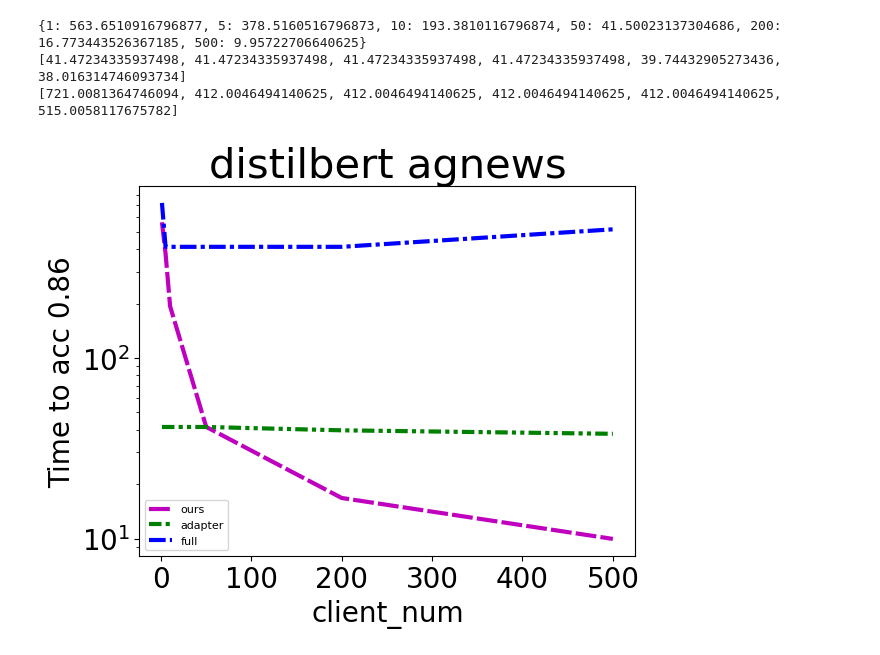
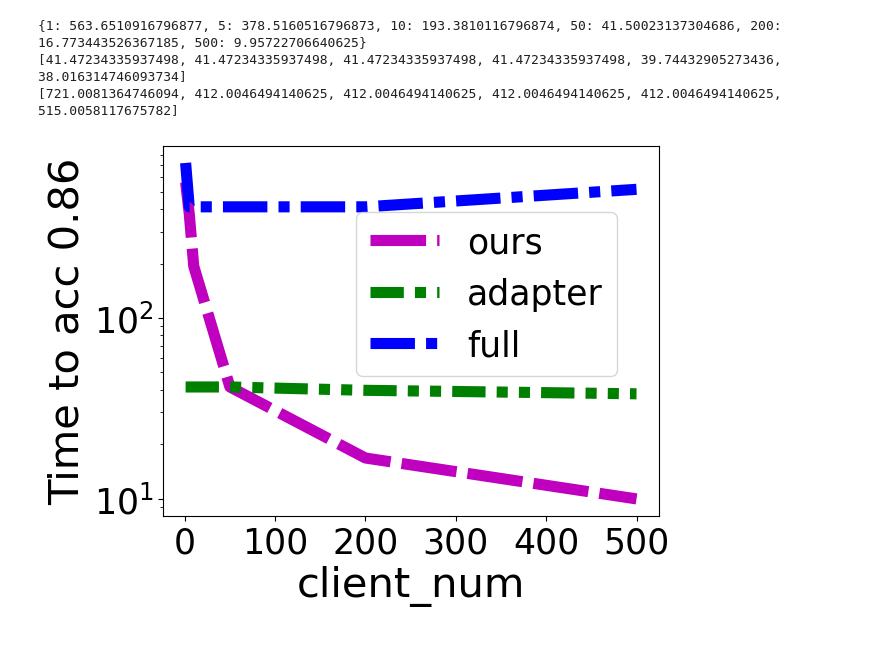
Before and after one commit to UbiquitousLearning/FwdLLM, a Jupyter notebook: all_figures/figure12/figure12.ipynb, the cells around one changed output. Saved outputs shown, nothing was run; the diff lists cells and outputs as text; code cells hidden in the pictures.

```diff
--- a/all_figures/figure12/figure12.ipynb
+++ b/all_figures/figure12/figure12.ipynb
@@ -21,7 +21,7 @@ time_to_acc_dict ={}
 eval_frequence = 5 if dataset == "yahoo" else 1
 linestyle = [(0, ( )), (0, (3, 1,1,1,1,1)), (0, (4, 1,1,1)), (0, (1, 1)),(0, (2, 4)), (0, (5, 1)),(0,(3,1,3,1)),(0,(4,3,3,1))]*100
 colors=['r','g','b','y','c','m','k',"tan"] * 100
-lw = 3
+lw = 8
 
 def round_to_time(round,eval_frequence,comm_time,method,local_data_num,adhoc=None):
     train_time = train_time_dict[method]
@@ -117,37 +117,37 @@ for i,method in enumerate(method_list):
                 if "Trainable" in line:
                     param_num = int(line[line.rfind(":")+2:-2])
                     break
             comm_time = param_num * 4 / comm_bandwidth
             acc = [0]
             adhoc = f'1,1,1'
             max_acc = 0
             for line in f:
                 if "'acc':" in line:
                     cur_acc = float(line[line.rfind("'acc':")+7:line.rfind(",")])
                     if cur_acc>max_acc:
                         max_acc = cur_acc
                     else:
                         cur_acc = max_acc
                     acc.append(cur_acc)
             time_list = round_to_time(len(acc),eval_frequence,comm_time,method,local_data_num,adhoc)
             # time_to_acc_dict[client_num] = get_time_to_target_acc(target_acc,acc,time_list)
             time_to_acc_list.append(get_time_to_target_acc(target_acc,acc,time_list))
     print(time_to_acc_list)
     plt.plot(client_num_list, time_to_acc_list, linestyle=linestyle[i+1], color=colors[i+1],label=method,linewidth=lw)
 
 
 # plt.xticks(range(len(time_to_acc_list)),client_num_list)
-plt.xlabel("client_num",fontsize=20)
-plt.ylabel(f"Time to acc {target_acc}",fontsize=20)
-plt.xticks(size = 20)
-plt.yticks(size = 20)
+plt.xlabel("client_num",fontsize=30)
+plt.ylabel(f"Time to acc {target_acc}",fontsize=30)
+plt.xticks(fontsize = 25)
+plt.yticks(fontsize = 25)
 plt.yscale('log')
-plt.legend(fontsize=8)
-plt.title(f"{model} {dataset}",fontsize=30)
+plt.legend(fontsize=25,loc=5,bbox_to_anchor=(0.95,0.6))
+# plt.title(f"{model} {dataset}",fontsize=30)
 # plt.show()
 plt.savefig("/data/wyz/ForwardFL-Latex/figs/eval-e2e-clients.pdf",bbox_inches="tight")
 # %% [output]
 {1: 563.6510916796877, 5: 378.5160516796873, 10: 193.3810116796874, 50: 41.50023137304686, 200: 16.773443526367185, 500: 9.95722706640625}
 [41.47234335937498, 41.47234335937498, 41.47234335937498, 41.47234335937498, 39.74432905273436, 38.016314746093734]
 [721.0081364746094, 412.0046494140625, 412.0046494140625, 412.0046494140625, 412.0046494140625, 515.0058117675782]
-[figure, old version]
+[figure, new version]
```
Also changed, not shown: 6 other files.
